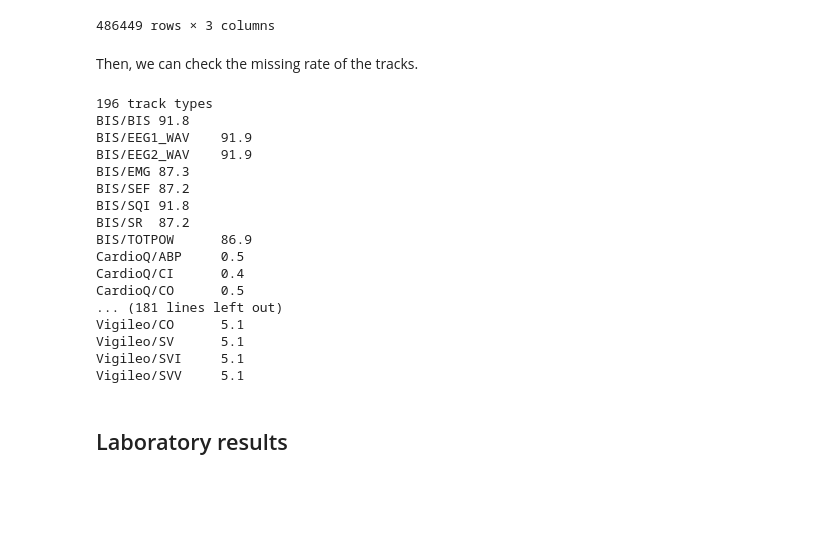
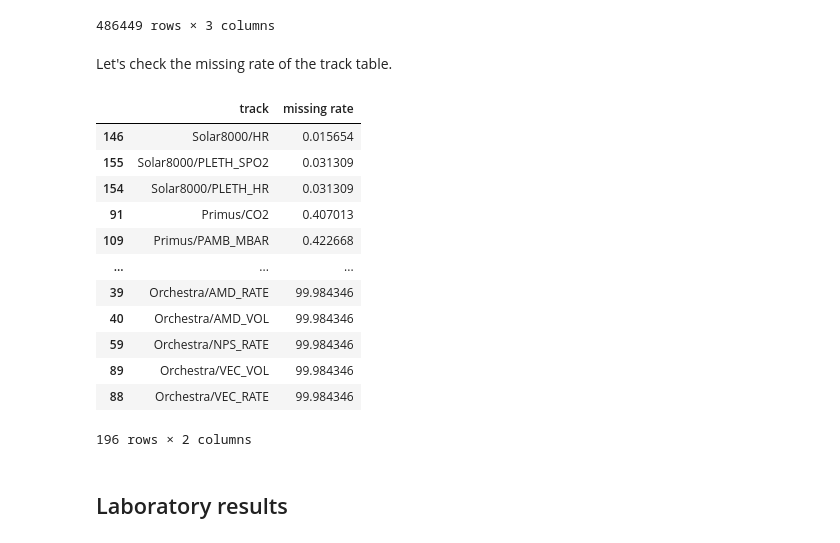
Before and after one commit to vitaldb/examples, a Jupyter notebook: vitaldb_open_dataset.ipynb, the cells around one changed output. Drawn from its saved outputs; the diff is of its cells as text; code cells hidden in the pictures; blank space fills up the shorter version.

```diff
--- a/vitaldb_open_dataset.ipynb
+++ b/vitaldb_open_dataset.ipynb
@@ -71,29 +69,26 @@ df_trks
 | 486448 | 6388 | Solar8000/VENT_TV | 77453bd3c4bf24ce13e577781a5192928... |
 486449 rows × 3 columns
 # %% [markdown]
-Then, we can check the missing rate of the tracks.
+Let's check the missing rate of the track table.
 # %%
-print('{} track types'.format(len(df_trks['tname'].unique())))
+missing_rates = []
 for tname in sorted(df_trks['tname'].unique()):
-    print('{}\t{:.1f}'.format(tname, (df_trks['tname'] == tname).sum() / len(df_cases) * 100))
+    missing_rates.append({'track': tname, 'missing rate': 100 - (df_trks['tname'] == tname).sum() / len(df_cases) * 100})
+pd.DataFrame(missing_rates).sort_values(by='missing rate')
 # %% [output]
+|  | track | missing rate |
+| 146 | Solar8000/HR | 0.015654 |
+| 155 | Solar8000/PLETH_SPO2 | 0.031309 |
+| 154 | Solar8000/PLETH_HR | 0.031309 |
+| 91 | Primus/CO2 | 0.407013 |
+| 109 | Primus/PAMB_MBAR | 0.422668 |
+| ... | ... | ... |
+| 39 | Orchestra/AMD_RATE | 99.984346 |
+| 40 | Orchestra/AMD_VOL | 99.984346 |
+| 59 | Orchestra/NPS_RATE | 99.984346 |
+| 89 | Orchestra/VEC_VOL | 99.984346 |
+| 88 | Orchestra/VEC_RATE | 99.984346 |
-196 track types
-BIS/BIS 91.8
-BIS/EEG1_WAV    91.9
-BIS/EEG2_WAV    91.9
-BIS/EMG 87.3
-BIS/SEF 87.2
-BIS/SQI 91.8
-BIS/SR  87.2
-BIS/TOTPOW      86.9
-CardioQ/ABP     0.5
-CardioQ/CI      0.4
-CardioQ/CO      0.5
-... (181 lines left out)
-Vigileo/CO      5.1
-Vigileo/SV      5.1
-Vigileo/SVI     5.1
-Vigileo/SVV     5.1
+196 rows × 2 columns
 # %% [markdown]
 ## Laboratory results
 # %%
```
Also changed, not shown: parts of 7 cells of this notebook.
